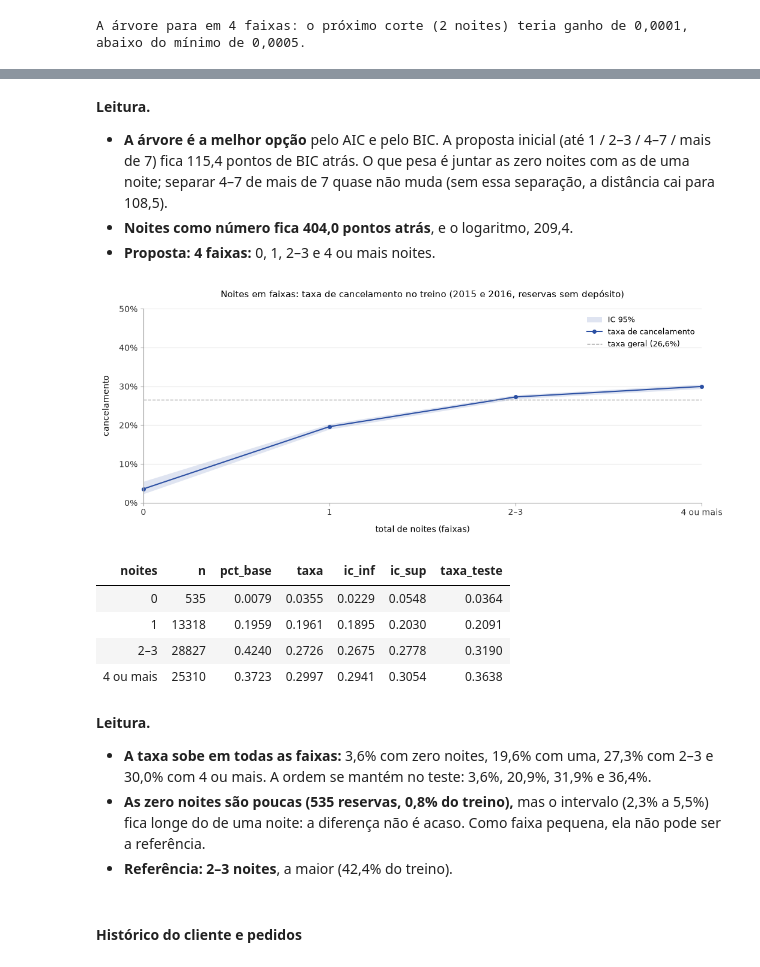
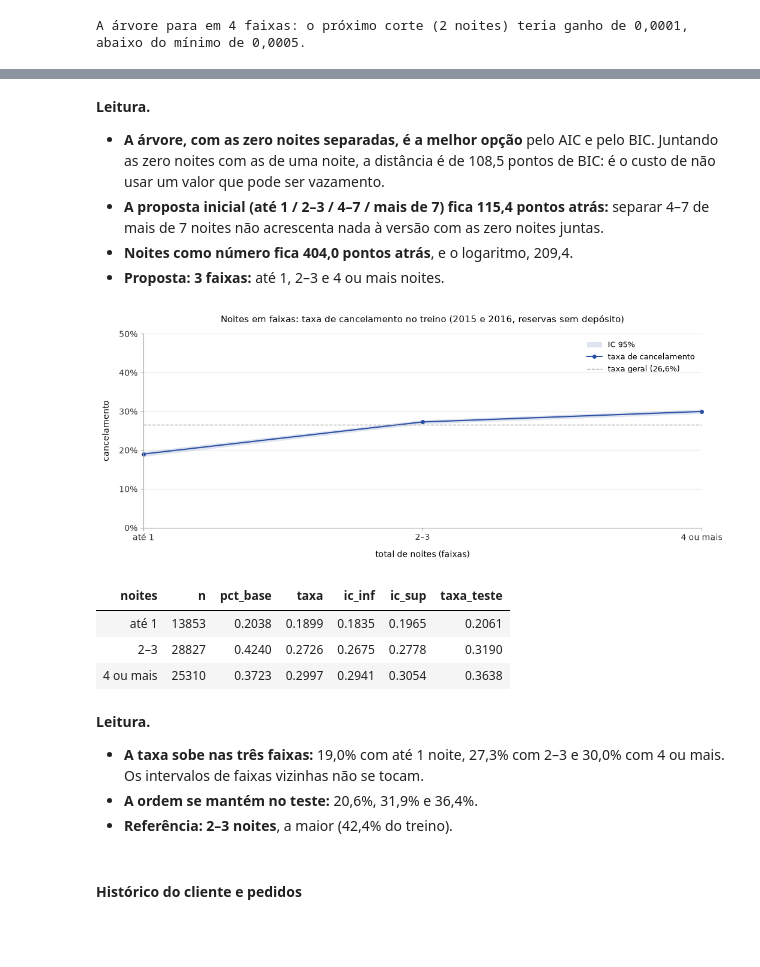
Before and after one commit to acrosatto/comunicacao-dados-mba, a Jupyter notebook: analise/ana/02_variaveis.ipynb, the cells around one changed output, grey strips where cells are left out. Drawn from its saved outputs; the diff is of its cells as text; code cells hidden in the pictures; blank space fills up the shorter version.

```diff
--- a/analise/ana/02_variaveis.ipynb
+++ b/analise/ana/02_variaveis.ipynb
@@ -605,29 +631,29 @@ comparar_cortes(treino, 'noites', opcoes_noites, formulas={
 # %% [markdown]
 **Leitura.**
 
-- **A árvore é a melhor opção** pelo AIC e pelo BIC. A proposta inicial (até 1 / 2–3 / 4–7 / mais de 7) fica 115,4 pontos de BIC atrás. O que pesa é juntar as zero noites com as de uma noite; separar 4–7 de mais de 7 quase não muda (sem essa separação, a distância cai para 108,5).
+- **A árvore, com as zero noites separadas, é a melhor opção** pelo AIC e pelo BIC. Juntando as zero noites com as de uma noite, a distância é de 108,5 pontos de BIC: é o custo de não usar um valor que pode ser vazamento.
+- **A proposta inicial (até 1 / 2–3 / 4–7 / mais de 7) fica 115,4 pontos atrás:** separar 4–7 de mais de 7 noites não acrescenta nada à versão com as zero noites juntas.
 - **Noites como número fica 404,0 pontos atrás**, e o logaritmo, 209,4.
-- **Proposta: 4 faixas:** 0, 1, 2–3 e 4 ou mais noites.
+- **Proposta: 3 faixas:** até 1, 2–3 e 4 ou mais noites.
 # %%
 # limites para o pd.cut (cada faixa inclui o limite da direita; o -1 serve para incluir o 0):
-#   (-1, 0] = 0 noites | (0, 1] = 1 | (1, 3] = 2 a 3 | (3, inf) = 4 ou mais
-faixas_noites = [-1, 0, 1, 3, np.inf]
-rotulos_noites = ['0', '1', '2–3', '4 ou mais']
+#   (-1, 1] = até 1 noite | (1, 3] = 2 a 3 | (3, inf) = 4 ou mais
+faixas_noites = [-1, 1, 3, np.inf]
+rotulos_noites = ['até 1', '2–3', '4 ou mais']
 conferir_faixas('noites', faixas_noites, rotulos_noites,
                 'Noites em faixas: taxa de cancelamento no treino (2015 e 2016, reservas sem depósito)',
                 'total de noites (faixas)')
 # %% [output]
-[figure, old version]
+[figure, new version]
 | noites | n | pct_base | taxa | ic_inf | ic_sup | taxa_teste |
-| 0 | 535 | 0.0079 | 0.0355 | 0.0229 | 0.0548 | 0.0364 |
-| 1 | 13318 | 0.1959 | 0.1961 | 0.1895 | 0.2030 | 0.2091 |
+| até 1 | 13853 | 0.2038 | 0.1899 | 0.1835 | 0.1965 | 0.2061 |
 | 2–3 | 28827 | 0.4240 | 0.2726 | 0.2675 | 0.2778 | 0.3190 |
 | 4 ou mais | 25310 | 0.3723 | 0.2997 | 0.2941 | 0.3054 | 0.3638 |
 # %% [markdown]
 **Leitura.**
 
-- **A taxa sobe em todas as faixas:** 3,6% com zero noites, 19,6% com uma, 27,3% com 2–3 e 30,0% com 4 ou mais. A ordem se mantém no teste: 3,6%, 20,9%, 31,9% e 36,4%.
-- **As zero noites são poucas (535 reservas, 0,8% do treino),** mas o intervalo (2,3% a 5,5%) fica longe do de uma noite: a diferença não é acaso. Como faixa pequena, ela não pode ser a referência.
+- **A taxa sobe nas três faixas:** 19,0% com até 1 noite, 27,3% com 2–3 e 30,0% com 4 ou mais. Os intervalos de faixas vizinhas não se tocam.
+- **A ordem se mantém no teste:** 20,6%, 31,9% e 36,4%.
 - **Referência: 2–3 noites**, a maior (42,4% do treino).
 # %% [markdown]
 #### Histórico do cliente e pedidos
```
Also changed, not shown: parts of 5 cells of this notebook, 2 other files.
